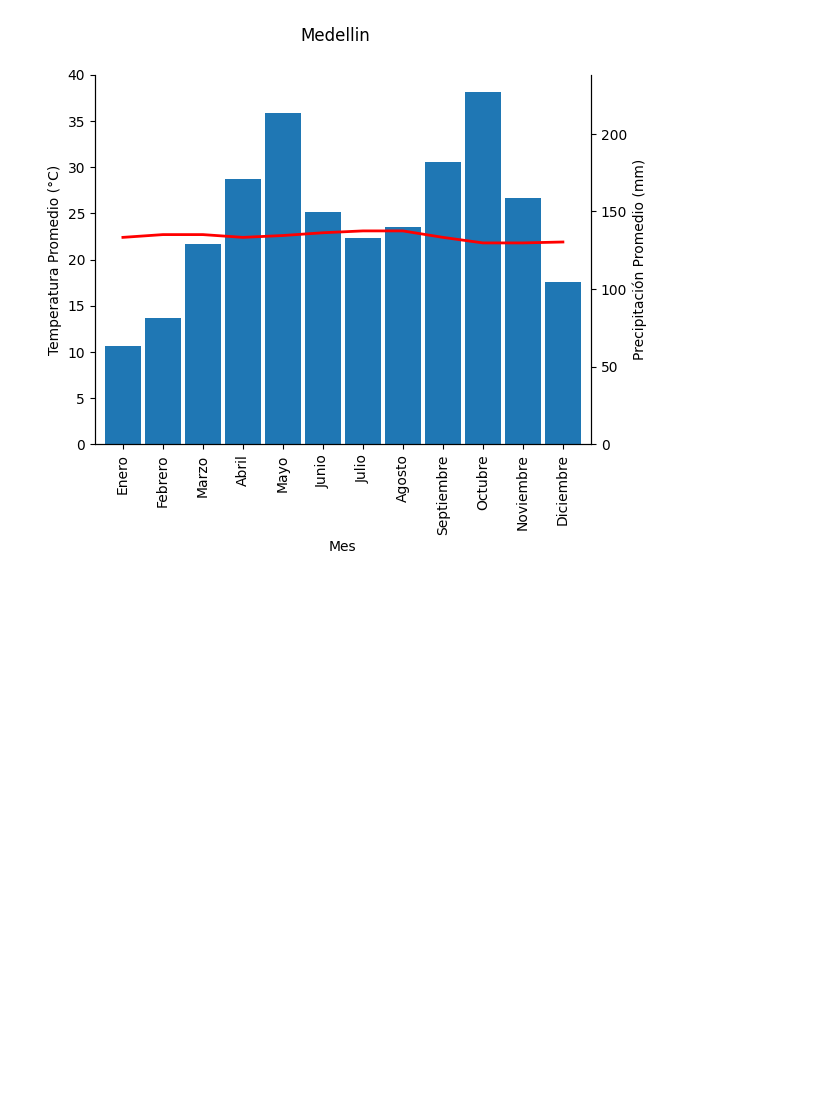
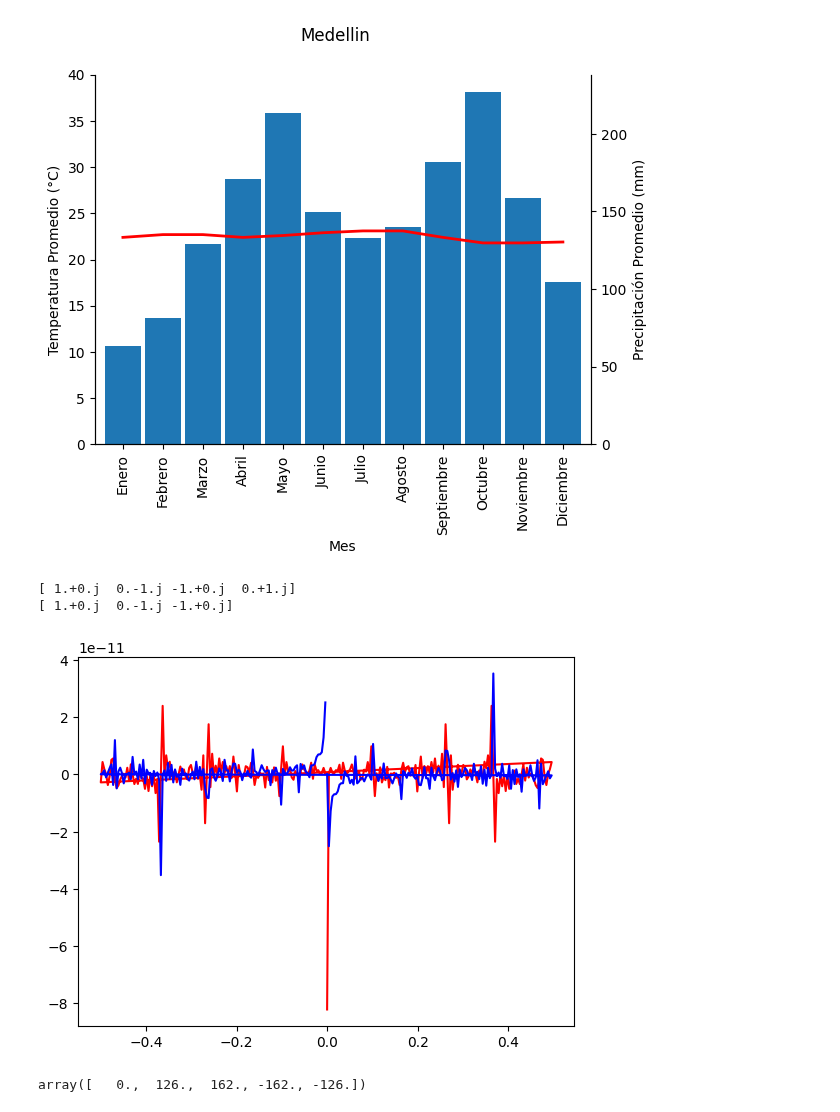
Before and after one commit to GiancarloBenavides/Telematics, a Jupyter notebook: resources/Jupyter/99_temp.ipynb, the cells around one changed output. Cells and saved outputs as stored; diff of their text form; code cells hidden in the pictures; blank space fills up the shorter version.

```diff
--- a/resources/Jupyter/99_temp.ipynb
+++ b/resources/Jupyter/99_temp.ipynb
@@ -156,3 +159,29 @@ ax1.set_ylabel("Precipitación Promedio (mm)")
 plt.show()
 # %% [output]
 [figure]
+# %%
+import numpy as np
+print(np.fft.fft([0, 1, 0, 0]))
+#array([ 1.+0.j,  0.-1.j, -1.+0.j,  0.+1.j]) # may vary
+print(np.fft.rfft([0, 1, 0, 0]))
+#array([ 1.+0.j,  0.-1.j, -1.+0.j]) # may vary
+# %% [output]
+[ 1.+0.j  0.-1.j -1.+0.j  0.+1.j]
+[ 1.+0.j  0.-1.j -1.+0.j]
+# %%
+import matplotlib.pyplot as plt
+t = np.arange(256)
+sp = np.fft.fft(np.sin(2*np.pi*10*t))
+freq = np.fft.fftfreq(t.shape[-1])
+plt.plot(freq, sp.real, 'r')
+plt.plot(freq, sp.imag, 'b')
+plt.show()
+# %% [output]
+[figure, added]
+# %%
+gn = [0, 1, 2, 3, 4]
+sp = np.fft.fft(gn)
+M=np.abs(sp)
+np.angle(sp)*180/np.pi
+# %% [output]
+array([   0.,  126.,  162., -162., -126.])
```
Also changed, not shown: parts of 5 cells of this notebook, 1 other file.
